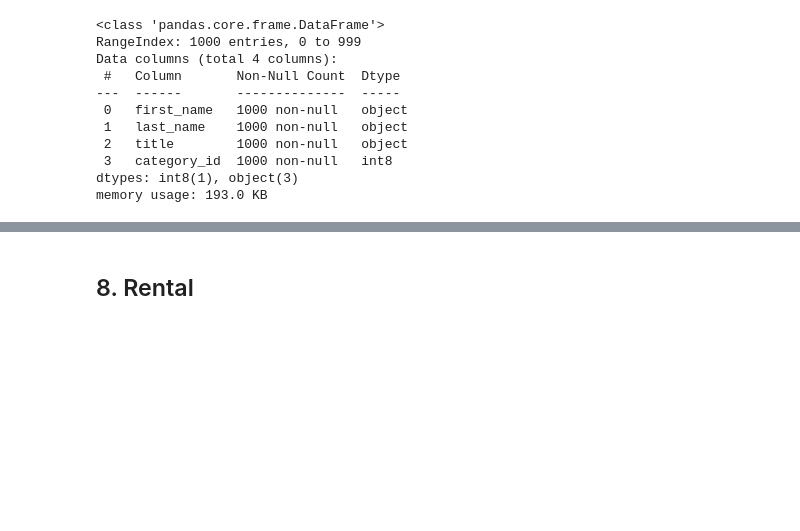
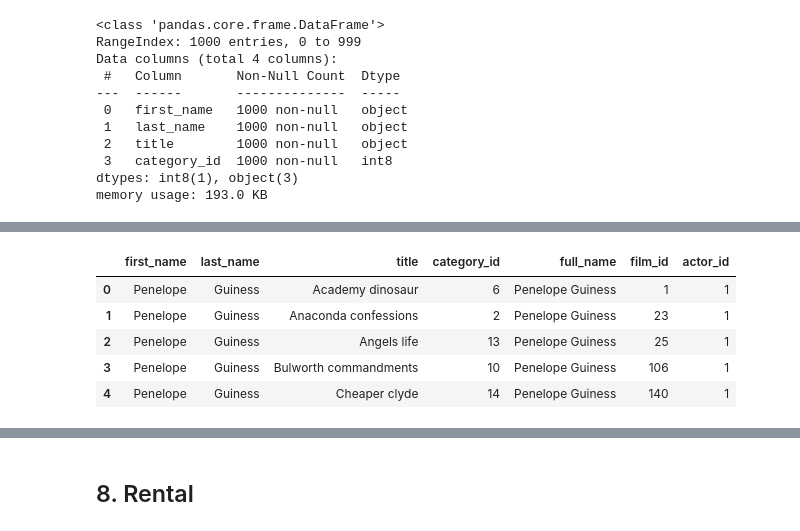
Before and after one commit to Baker-man/sql-data-base-building, a Jupyter notebook: src/Clean.ipynb, the cells around one changed output, grey strips where cells are left out. Drawn from its saved outputs; the diff is of its cells as text; code cells hidden in the pictures; blank space fills up the shorter version.

```diff
--- a/src/Clean.ipynb
+++ b/src/Clean.ipynb
@@ -592,3 +624,6 @@ Data columns (total 4 columns):
  3   category_id  1000 non-null   int8
 dtypes: int8(1), object(3)
 memory usage: 193.0 KB
+# %%
+df_old_HDD["full_name"] = df_old_HDD["first_name"] + ' ' + df_old_HDD["last_name"] #creo nueva columna concatenando nombre y apellidos.
+df_old_HDD.full_name
@@ -594,0 +643,8 @@ memory usage: 193.0 KB
+# %%
+#creamos una nueva columna basándonos en el film_id de film
+new_list = []
+for d in df_old_HDD.title:
+    for i in range(len(df_old_HDD.title)):
+        if d == df_film.title[i]:
+            new_list.append(df_film.film_id[i])
+df_old_HDD['film_id'] = new_list
@@ -594,0 +660,17 @@ memory usage: 193.0 KB
+# %%
+#creamos una nueva columna basándonos en el actor_id de actor
+actor_id=[]
+for e in df_old_HDD.values:
+    for a in df_actor.values:
+        if e[0]==a[1] and e[1]==a[2]:
+            actor_id.append(a[0])
+df_old_HDD['actor_id']=actor_id
+# %%
+df_old_HDD.head()
+# %% [output]
+|  | first_name | last_name | title | category_id | full_name | film_id | actor_id |
+| 0 | Penelope | Guiness | Academy dinosaur | 6 | Penelope Guiness | 1 | 1 |
+| 1 | Penelope | Guiness | Anaconda confessions | 2 | Penelope Guiness | 23 | 1 |
+| 2 | Penelope | Guiness | Angels life | 13 | Penelope Guiness | 25 | 1 |
+| 3 | Penelope | Guiness | Bulworth commandments | 10 | Penelope Guiness | 106 | 1 |
+| 4 | Penelope | Guiness | Cheaper clyde | 14 | Penelope Guiness | 140 | 1 |
```
Also changed, not shown: parts of 19 cells of this notebook, 4 other files.
